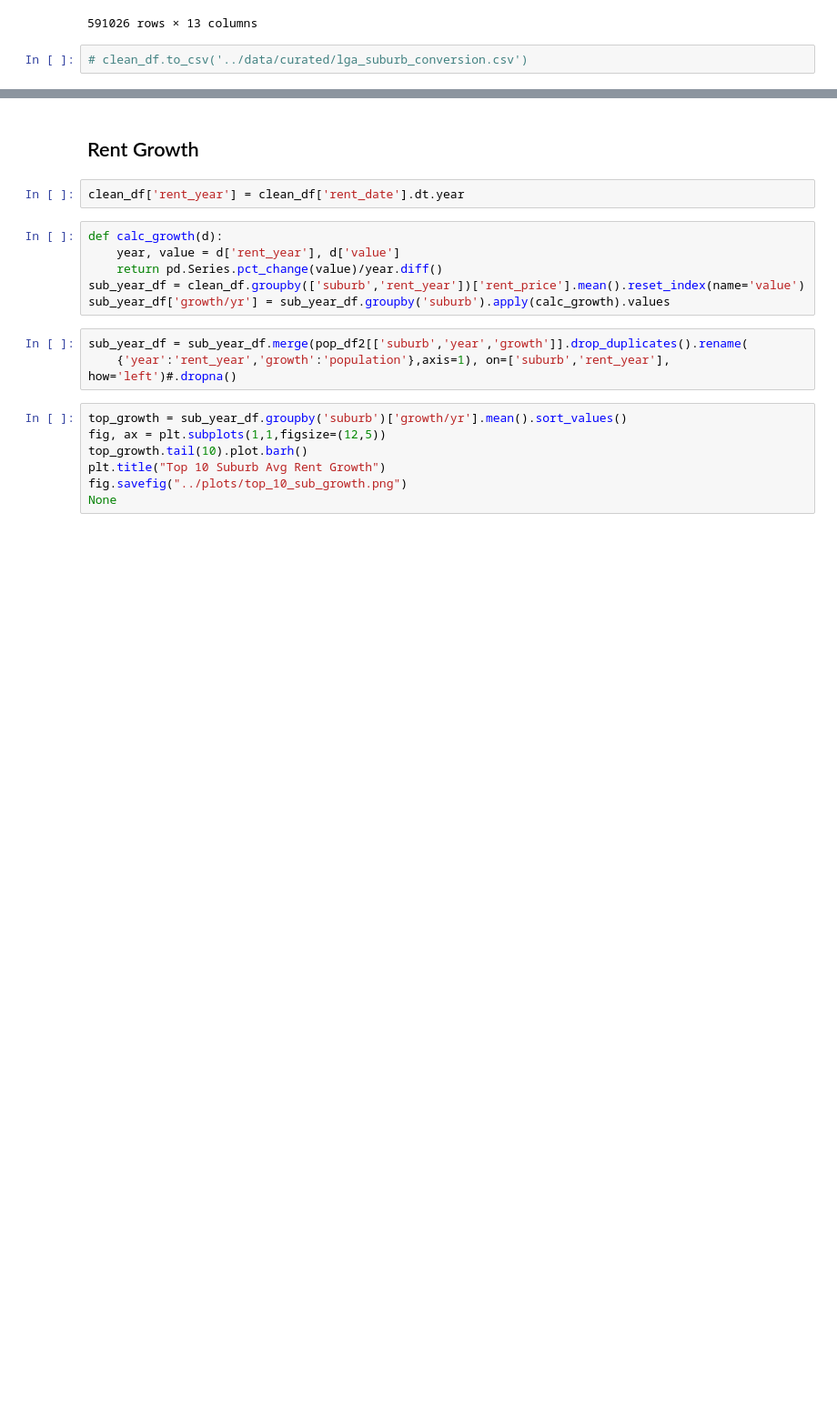
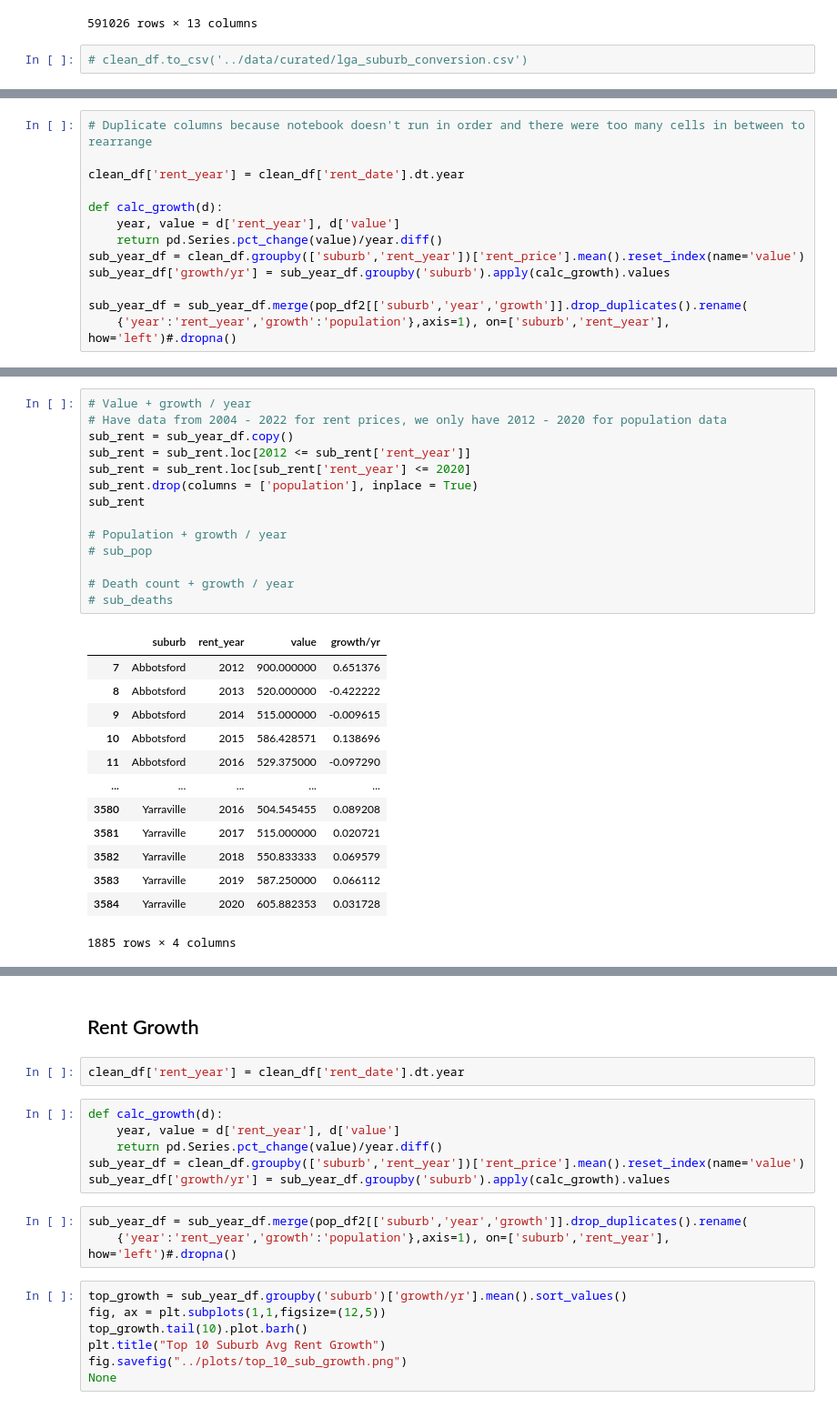
Before and after one commit to MAST30034-Applied-Data-Science/generic-real-estate-consulting-project-group-59, a Jupyter notebook: notebooks/EDA.ipynb, the cells around one changed output, grey strips where cells are left out. Shown at 91% size. Drawn from its saved outputs; the diff is of its cells as text; blank space fills up the shorter version.

```diff
--- a/notebooks/EDA.ipynb
+++ b/notebooks/EDA.ipynb
@@ -261,0 +319,13 @@ clean_df[['suburb']].drop_duplicates().merge(pop_df2, on='suburb', how='left')
+# %%
+# Duplicate columns because notebook doesn't run in order and there were too many cells in between to rearrange
+
+clean_df['rent_year'] = clean_df['rent_date'].dt.year
+
+def calc_growth(d):
+    year, value = d['rent_year'], d['value']
+    return pd.Series.pct_change(value)/year.diff()
+sub_year_df = clean_df.groupby(['suburb','rent_year'])['rent_price'].mean().reset_index(name='value')
+sub_year_df['growth/yr'] = sub_year_df.groupby('suburb').apply(calc_growth).values
+
+sub_year_df = sub_year_df.merge(pop_df2[['suburb','year','growth']].drop_duplicates().rename(
+    {'year':'rent_year','growth':'population'},axis=1), on=['suburb','rent_year'], how='left')#.dropna()
@@ -261,0 +346,28 @@ clean_df[['suburb']].drop_duplicates().merge(pop_df2, on='suburb', how='left')
+# %%
+# Value + growth / year
+# Have data from 2004 - 2022 for rent prices, we only have 2012 - 2020 for population data
+sub_rent = sub_year_df.copy()
+sub_rent = sub_rent.loc[2012 <= sub_rent['rent_year']]
+sub_rent = sub_rent.loc[sub_rent['rent_year'] <= 2020]
+sub_rent.drop(columns = ['population'], inplace = True)
+sub_rent
+
+# Population + growth / year
+# sub_pop
+
+# Death count + growth / year
+# sub_deaths
+# %% [output]
+|  | suburb | rent_year | value | growth/yr |
+| 7 | Abbotsford | 2012 | 900.000000 | 0.651376 |
+| 8 | Abbotsford | 2013 | 520.000000 | -0.422222 |
+| 9 | Abbotsford | 2014 | 515.000000 | -0.009615 |
+| 10 | Abbotsford | 2015 | 586.428571 | 0.138696 |
+| 11 | Abbotsford | 2016 | 529.375000 | -0.097290 |
+| ... | ... | ... | ... | ... |
+| 3580 | Yarraville | 2016 | 504.545455 | 0.089208 |
+| 3581 | Yarraville | 2017 | 515.000000 | 0.020721 |
+| 3582 | Yarraville | 2018 | 550.833333 | 0.069579 |
+| 3583 | Yarraville | 2019 | 587.250000 | 0.066112 |
+| 3584 | Yarraville | 2020 | 605.882353 | 0.031728 |
+1885 rows × 4 columns
```
Also changed, not shown: parts of 22 cells of this notebook.
